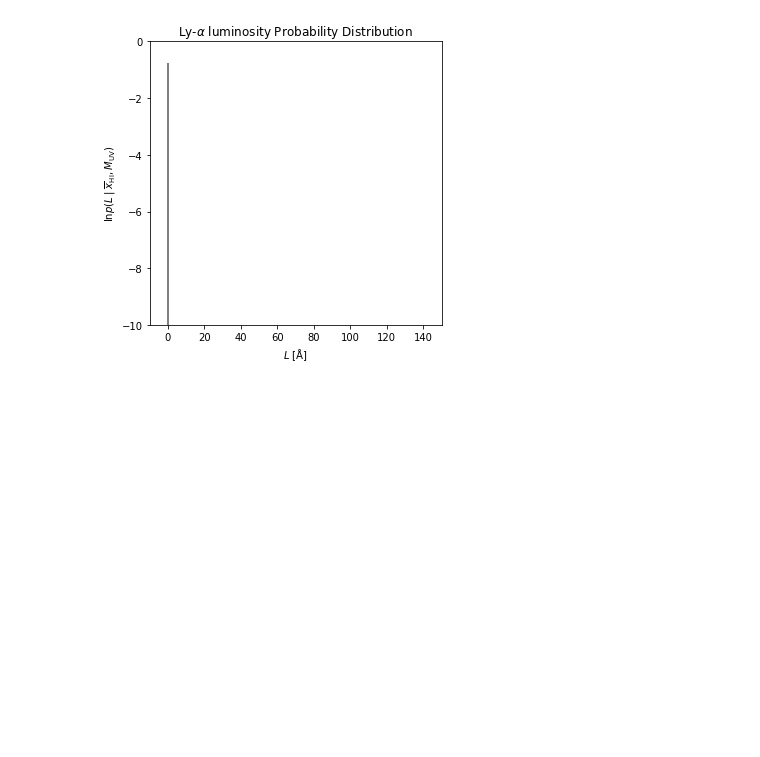
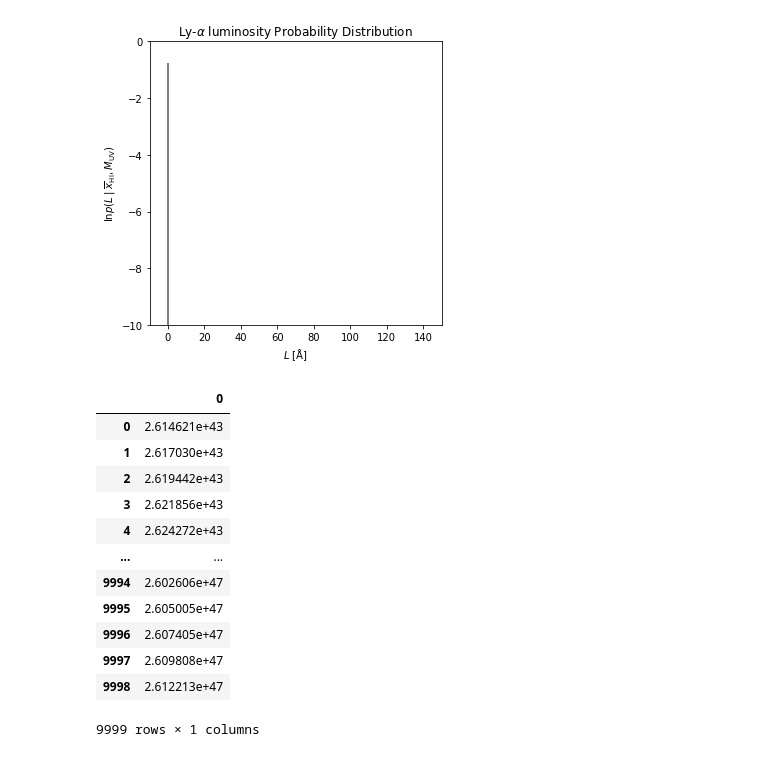
Before and after one commit to amora250/SAO-REU2020, a Jupyter notebook: CODE FOR GRAPHS/Flux Density.ipynb, the cells around one changed output. Saved outputs shown, nothing was run; the diff lists cells and outputs as text; code cells hidden in the pictures; blank space fills up the shorter version.

Commit message:
Add files via upload
updated plot for L vs p(L) and started test code for partial of integral needed for int(p(L)dL)

```diff
--- a/CODE FOR GRAPHS/Flux Density.ipynb
+++ b/CODE FOR GRAPHS/Flux Density.ipynb
@@ -231,3 +277,24 @@ plt.title(r'Ly-$\alpha$ luminosity Probability Distribution')
 plt.tight_layout()
 # %% [output]
 [figure]
+# %%
+H_lya = np.heaviside(lum_lya, 0) #H(t) = 1 for t>0, x1 = lum_lya, x2 = The value of the function when x1 is 0
+#A_Muv can only adopt values b/t 0 and 1 as per Mason and Oyarzún papers
+limits = np.array([-22.0,-17.0])
+f2 = (lum_lya * H_lya)[1:] #for L_a values > 0
+integral = np.trapz(f2,x = limits, dx=Muv_EW)
+pd.DataFrame(integral)
+# %% [output]
+|  | 0 |
+| 0 | 2.614621e+43 |
+| 1 | 2.617030e+43 |
+| 2 | 2.619442e+43 |
+| 3 | 2.621856e+43 |
+| 4 | 2.624272e+43 |
+| ... | ... |
+| 9994 | 2.602606e+47 |
+| 9995 | 2.605005e+47 |
+| 9996 | 2.607405e+47 |
+| 9997 | 2.609808e+47 |
+| 9998 | 2.612213e+47 |
+9999 rows × 1 columns
```
Also changed, not shown: parts of 2 cells of this notebook.
